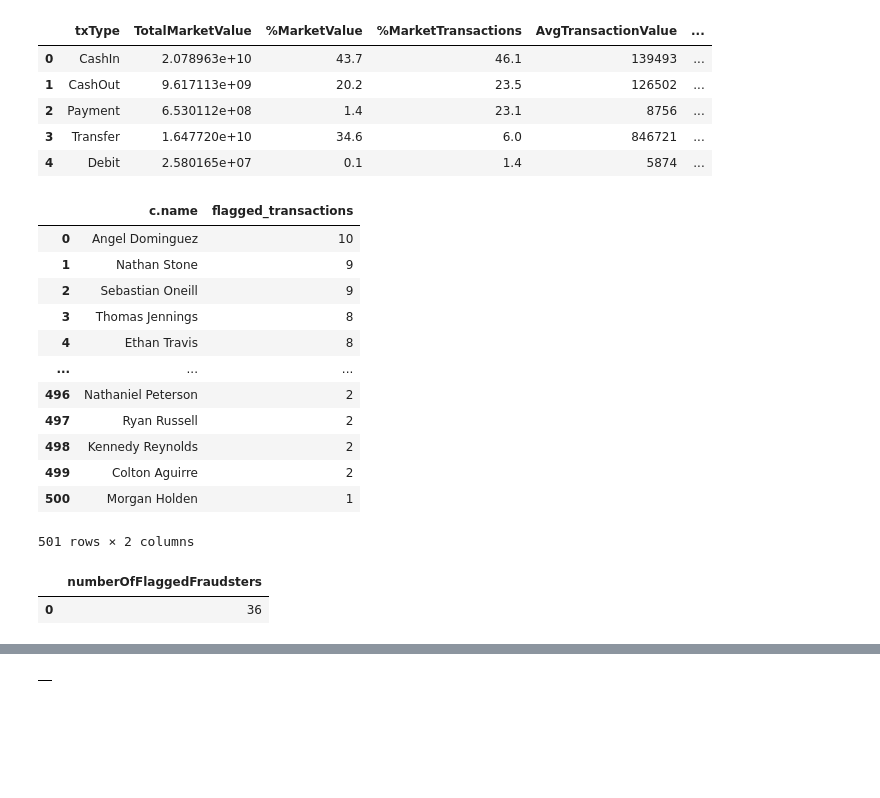
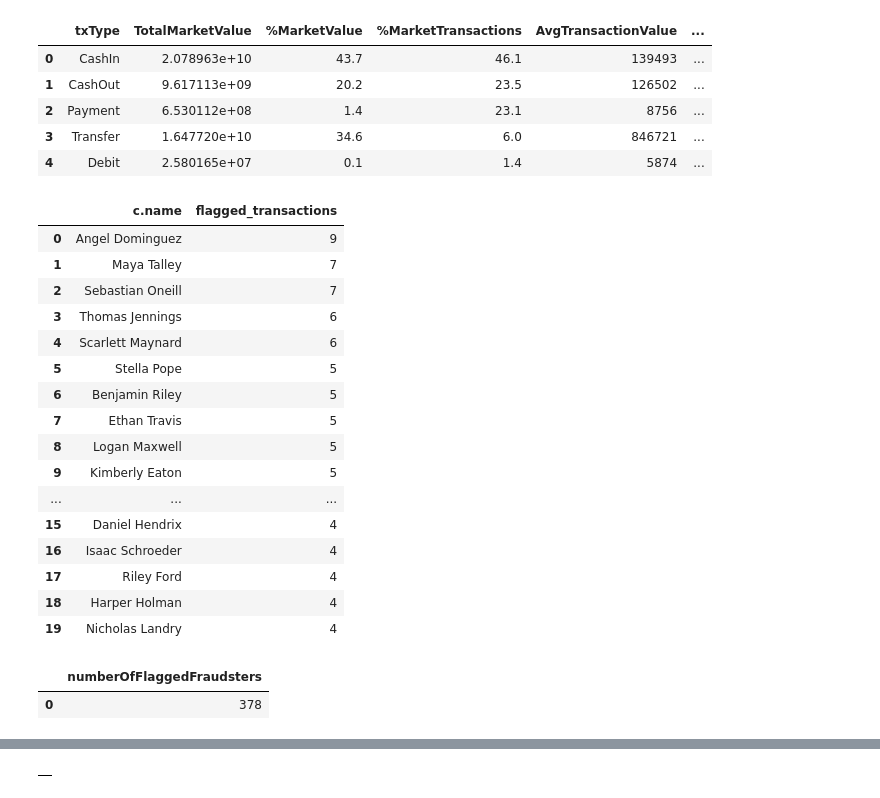
Before and after one commit to lqst/notebooks, a Jupyter notebook: paysim-demo.ipynb, the cells around one changed output, grey strips where cells are left out. Drawn from its saved outputs; the diff is of its cells as text; code cells hidden in the pictures; blank space fills up the shorter version.

```diff
--- a/paysim-demo.ipynb
+++ b/paysim-demo.ipynb
@@ -57,39 +66,45 @@ with driver.session(database = DB_NAME) as session:
 # %%
 # Find clients with flagged transactions
 with driver.session(database = DB_NAME) as session:
     result = session.read_transaction( lambda tx:
         tx.run(
         """
-        MATCH (c:Client)-[]->(t:Transaction)
+        //MATCH (c:Client)-[]->(t:Transaction)
+        MATCH (c:Client)-[:PERFORMED]->(t:Transfer)
         WHERE t.fraud=true
-        RETURN c.name, COUNT(t) AS flagged_transactions ORDER BY flagged_transactions DESC
+        RETURN c.name, COUNT(t) AS flagged_transactions ORDER BY flagged_transactions DESC limit 20
         """
         ).data()
     )
     df = pd.DataFrame(result)
     display(df)
 # %% [output]
 |  | c.name | flagged_transactions |
-| 0 | Angel Dominguez | 10 |
-| 1 | Nathan Stone | 9 |
-| 2 | Sebastian Oneill | 9 |
-| 3 | Thomas Jennings | 8 |
-| 4 | Ethan Travis | 8 |
+| 0 | Angel Dominguez | 9 |
+| 1 | Maya Talley | 7 |
+| 2 | Sebastian Oneill | 7 |
+| 3 | Thomas Jennings | 6 |
+| 4 | Scarlett Maynard | 6 |
+| 5 | Stella Pope | 5 |
+| 6 | Benjamin Riley | 5 |
+| 7 | Ethan Travis | 5 |
+| 8 | Logan Maxwell | 5 |
+| 9 | Kimberly Eaton | 5 |
 | ... | ... | ... |
-| 496 | Nathaniel Peterson | 2 |
-| 497 | Ryan Russell | 2 |
-| 498 | Kennedy Reynolds | 2 |
-| 499 | Colton Aguirre | 2 |
-| 500 | Morgan Holden | 1 |
+| 15 | Daniel Hendrix | 4 |
+| 16 | Isaac Schroeder | 4 |
+| 17 | Riley Ford | 4 |
+| 18 | Harper Holman | 4 |
+| 19 | Nicholas Landry | 4 |
-501 rows × 2 columns
 # %%
-# Refactor/set client as fraudster if involved in flagged transaction
+# Label client as fraudster if involved in flagged transactions
 with driver.session(database = DB_NAME) as session:
     result = session.write_transaction( lambda tx:
         tx.run(
         """
         MATCH (c:Client)
-        WHERE size( (c)-[]->(:Transaction{fraud:true})  ) > 4
+        //WHERE size( (c)-[]->(:Transaction{fraud:true})  ) > 4
+        WHERE size( (c)-[]->(:Transfer{fraud:true})  ) > 2
         set c.is_fraudster = 1
         return count(*) as numberOfFlaggedFraudsters
         """
@@ -99,7 +114,7 @@ with driver.session(database = DB_NAME) as session:
     display(df)
 # %% [output]
 |  | numberOfFlaggedFraudsters |
-| 0 | 36 |
+| 0 | 378 |
 # %%
 # Inmemory projection using cypher
 with driver.session(database = DB_NAME) as session:
```
Also changed, not shown: parts of 24 cells of this notebook, 2 other files.
